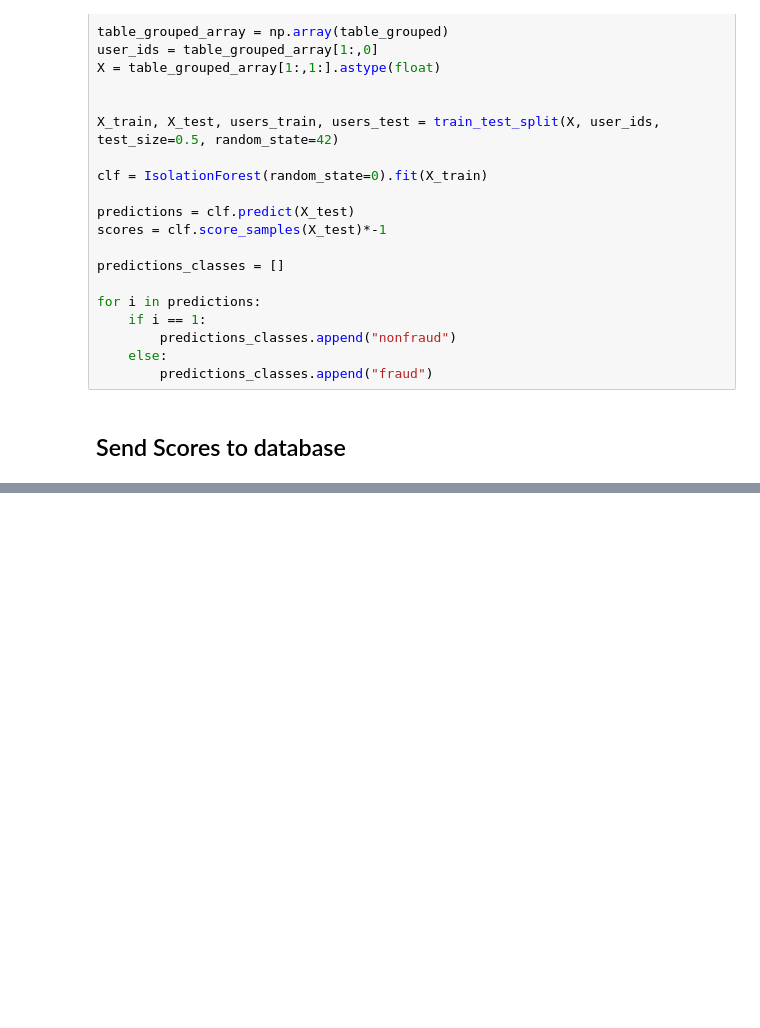
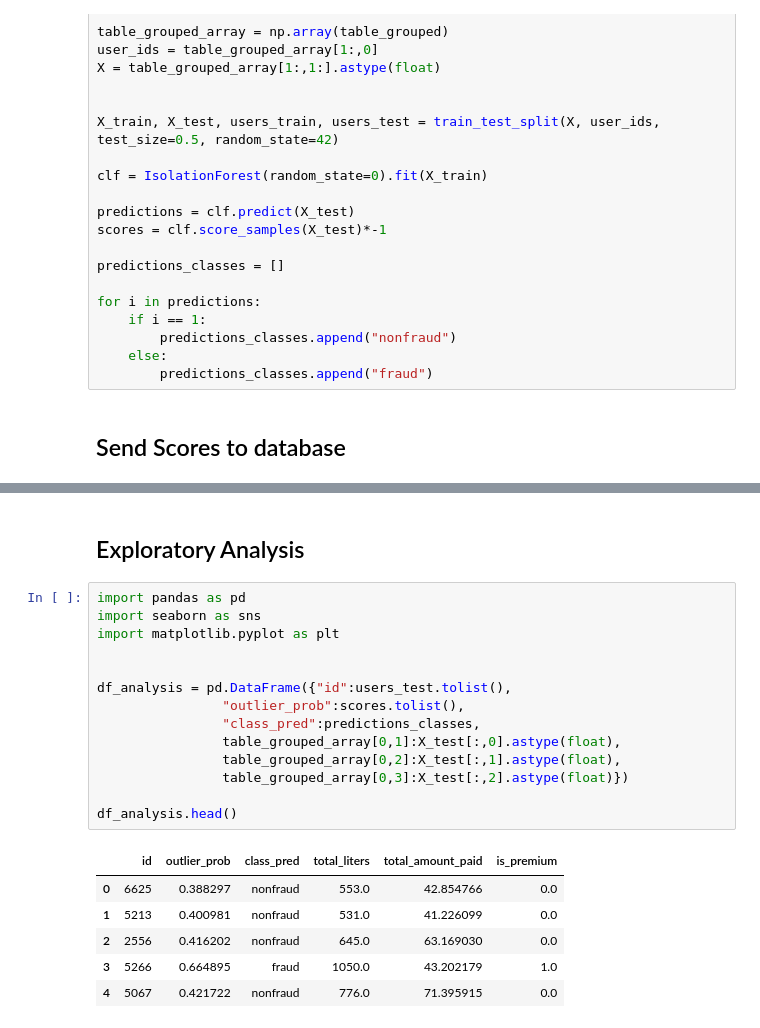
Before and after one commit to juliolops/outlier_identifier_api, a Jupyter notebook: outlier_indentifier_model/outlier_model_development.ipynb, the cells around one changed output, grey strips where cells are left out. Saved outputs shown, nothing was run; the diff lists cells and outputs as text; blank space fills up the shorter version.

```diff
--- a/outlier_indentifier_model/outlier_model_development.ipynb
+++ b/outlier_indentifier_model/outlier_model_development.ipynb
@@ -50,0 +53,23 @@ print(response)
+# %% [markdown]
+## Exploratory Analysis
+# %%
+import pandas as pd
+import seaborn as sns
+import matplotlib.pyplot as plt
+
+
+df_analysis = pd.DataFrame({"id":users_test.tolist(),
+                "outlier_prob":scores.tolist(),
+                "class_pred":predictions_classes,
+                table_grouped_array[0,1]:X_test[:,0].astype(float),
+                table_grouped_array[0,2]:X_test[:,1].astype(float),
+                table_grouped_array[0,3]:X_test[:,2].astype(float)})
+
+df_analysis.head()
+# %% [output]
+|  | id | outlier_prob | class_pred | total_liters | total_amount_paid | is_premium |
+| 0 | 6625 | 0.388297 | nonfraud | 553.0 | 42.854766 | 0.0 |
+| 1 | 5213 | 0.400981 | nonfraud | 531.0 | 41.226099 | 0.0 |
+| 2 | 2556 | 0.416202 | nonfraud | 645.0 | 63.169030 | 0.0 |
+| 3 | 5266 | 0.664895 | fraud | 1050.0 | 43.202179 | 1.0 |
+| 4 | 5067 | 0.421722 | nonfraud | 776.0 | 71.395915 | 0.0 |
```
Also changed, not shown: parts of 8 cells of this notebook, 3 other files.
